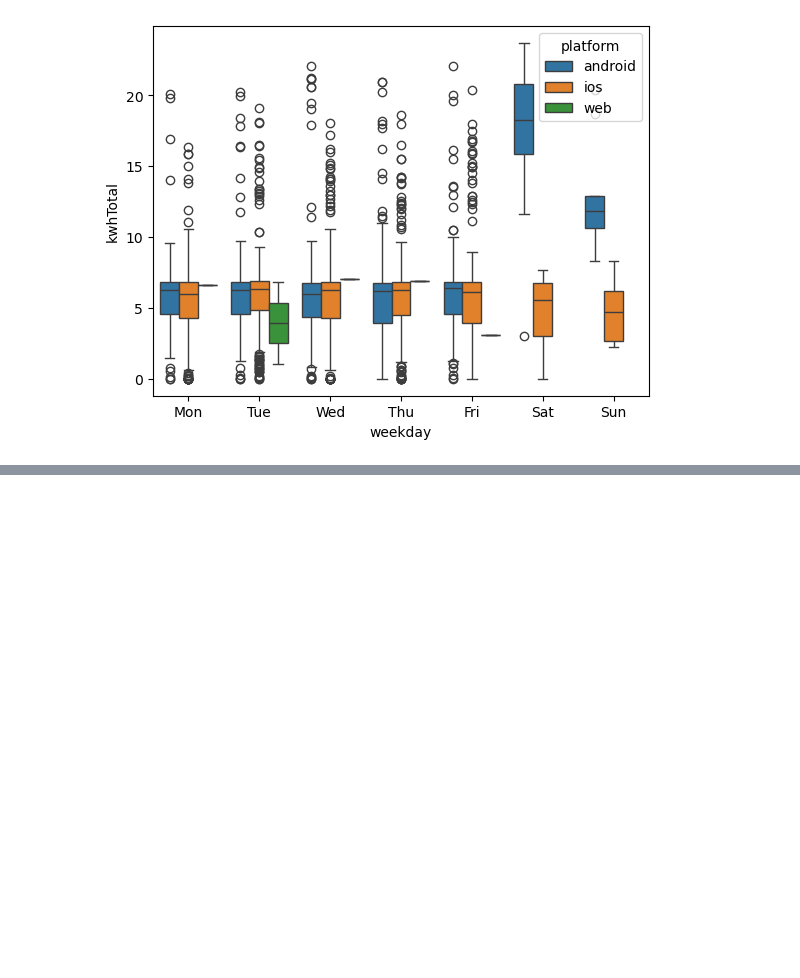
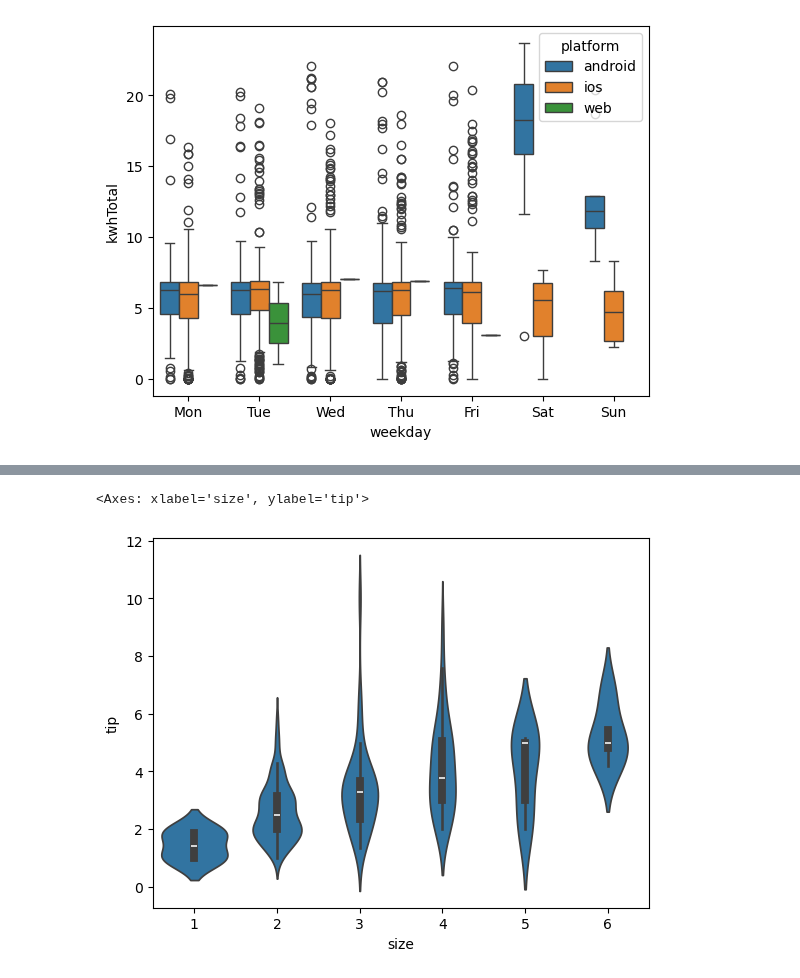
Before and after one commit to zdeik/hipython_rep, a Jupyter notebook: 71.seaborn_test.ipynb, the cells around one changed output, grey strips where cells are left out. Cells and saved outputs as stored; diff of their text form; code cells hidden in the pictures; blank space fills up the shorter version.

```diff
--- a/71.seaborn_test.ipynb
+++ b/71.seaborn_test.ipynb
@@ -368,0 +380,7 @@ px.box(
+# %%
+sns.violinplot(x='size',
+               y='tip',
+               data=tip_df)
+# %% [output]
+<Axes: xlabel='size', ylabel='tip'>
+[figure, added]
```
Also changed, not shown: parts of 31 cells of this notebook.
